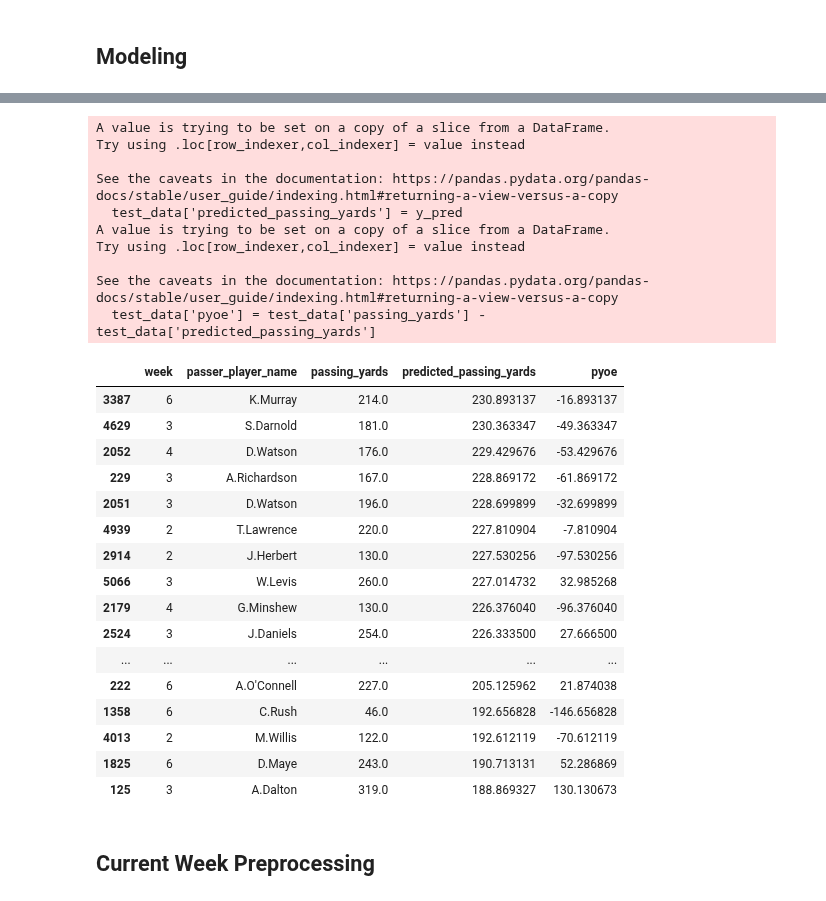
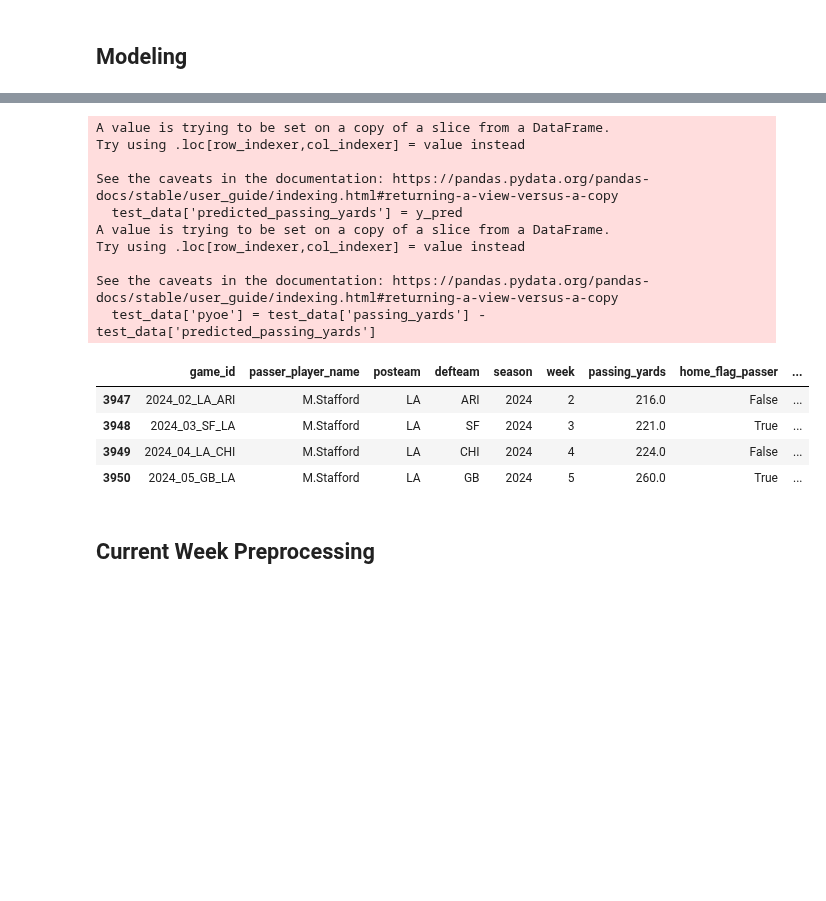
Before and after one commit to bhuggard/CheckTheCover, a Jupyter notebook: testnocom.ipynb, the cells around one changed output, grey strips where cells are left out. Saved outputs shown, nothing was run; the diff lists cells and outputs as text; code cells hidden in the pictures; blank space fills up the shorter version.

```diff
--- a/testnocom.ipynb
+++ b/testnocom.ipynb
@@ -426,39 +426,28 @@ test_data = filtered_with_ewma_it[filtered_with_ewma_it['season'] == 2024]
 # %%
 # Add predictions to the test_data (2024) DataFrame
 test_data['predicted_passing_yards'] = y_pred
 
 # Calculate whether the model over-predicted or under-predicted
 test_data['pyoe'] = test_data['passing_yards'] - test_data['predicted_passing_yards']
 
 # # Display the updated dataframe with actual, predicted, and over/under information
-test_data[['week', 'passer_player_name', 'passing_yards', 'predicted_passing_yards', 'pyoe']].sort_values(by='predicted_passing_yards', key=abs, ascending=False).tail(60)
+# test_data[['week', 'passer_player_name', 'passing_yards', 'predicted_passing_yards', 'pyoe']].sort_values(by='predicted_passing_yards', key=abs, ascending=False).tail(60)
+test_data[test_data['passer_player_name'] == 'M.Stafford']
 # %% [output]
 A value is trying to be set on a copy of a slice from a DataFrame.
 Try using .loc[row_indexer,col_indexer] = value instead
 
 See the caveats in the documentation: https://pandas.pydata.org/pandas-docs/stable/user_guide/indexing.html#returning-a-view-versus-a-copy
   test_data['predicted_passing_yards'] = y_pred
 A value is trying to be set on a copy of a slice from a DataFrame.
 Try using .loc[row_indexer,col_indexer] = value instead
 
 See the caveats in the documentation: https://pandas.pydata.org/pandas-docs/stable/user_guide/indexing.html#returning-a-view-versus-a-copy
   test_data['pyoe'] = test_data['passing_yards'] - test_data['predicted_passing_yards']
-|  | week | passer_player_name | passing_yards | predicted_passing_yards | pyoe |
-| 3387 | 6 | K.Murray | 214.0 | 230.893137 | -16.893137 |
-| 4629 | 3 | S.Darnold | 181.0 | 230.363347 | -49.363347 |
-| 2052 | 4 | D.Watson | 176.0 | 229.429676 | -53.429676 |
-| 229 | 3 | A.Richardson | 167.0 | 228.869172 | -61.869172 |
-| 2051 | 3 | D.Watson | 196.0 | 228.699899 | -32.699899 |
-| 4939 | 2 | T.Lawrence | 220.0 | 227.810904 | -7.810904 |
-| 2914 | 2 | J.Herbert | 130.0 | 227.530256 | -97.530256 |
-| 5066 | 3 | W.Levis | 260.0 | 227.014732 | 32.985268 |
-| 2179 | 4 | G.Minshew | 130.0 | 226.376040 | -96.376040 |
-| 2524 | 3 | J.Daniels | 254.0 | 226.333500 | 27.666500 |
-| ... | ... | ... | ... | ... | ... |
-| 222 | 6 | A.O'Connell | 227.0 | 205.125962 | 21.874038 |
-| 1358 | 6 | C.Rush | 46.0 | 192.656828 | -146.656828 |
-| 4013 | 2 | M.Willis | 122.0 | 192.612119 | -70.612119 |
-| 1825 | 6 | D.Maye | 243.0 | 190.713131 | 52.286869 |
-| 125 | 3 | A.Dalton | 319.0 | 188.869327 | 130.130673 |
+|  | game_id | passer_player_name | posteam | defteam | season | week | passing_yards | home_flag_passer | ... |
+| 3947 | 2024_02_LA_ARI | M.Stafford | LA | ARI | 2024 | 2 | 216.0 | False | ... |
+| 3948 | 2024_03_SF_LA | M.Stafford | LA | SF | 2024 | 3 | 221.0 | True | ... |
+| 3949 | 2024_04_LA_CHI | M.Stafford | LA | CHI | 2024 | 4 | 224.0 | False | ... |
+| 3950 | 2024_05_GB_LA | M.Stafford | LA | GB | 2024 | 5 | 260.0 | True | ... |
 # %% [markdown]
 ## Current Week Preprocessing
```
Also changed, not shown: parts of 32 cells of this notebook.
